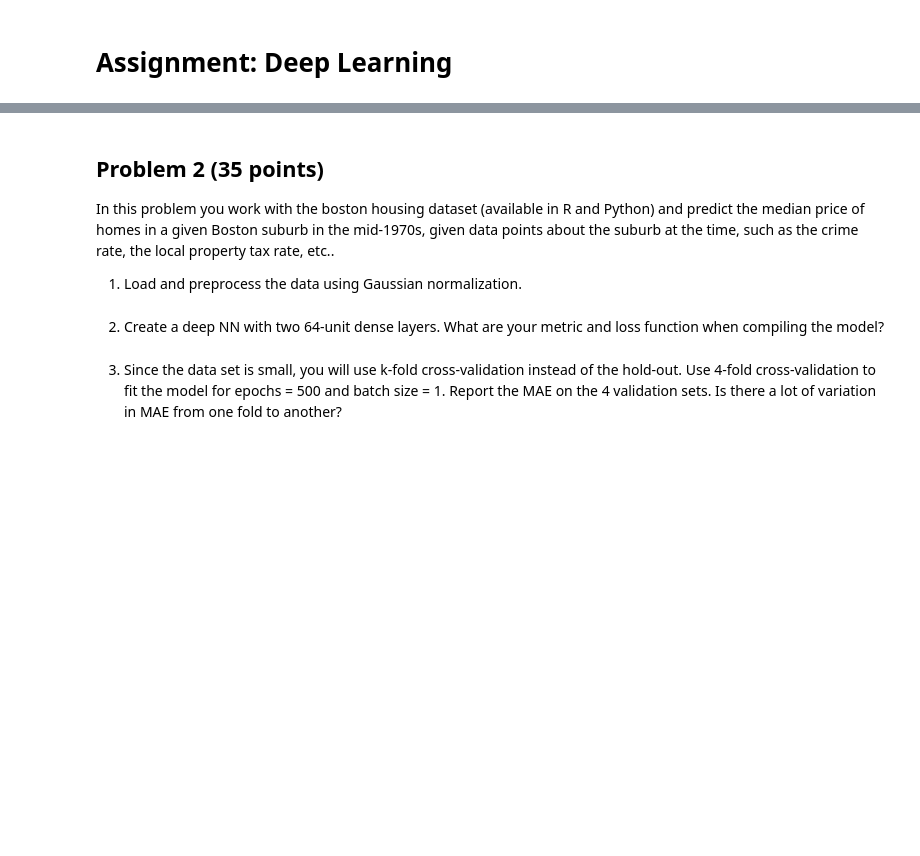
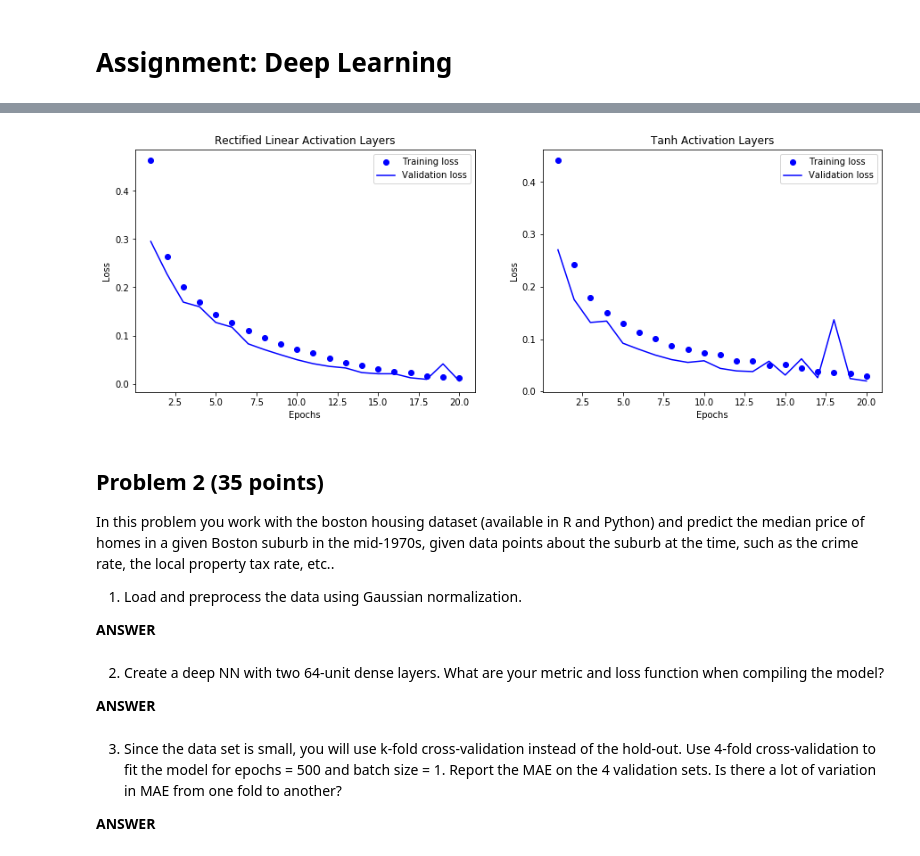
Before and after one commit to tnorlund/AdvMLHW1, a Jupyter notebook: Homework.ipynb, the cells around one changed output, grey strips where cells are left out. Saved outputs shown, nothing was run; the diff lists cells and outputs as text; code cells hidden in the pictures; blank space fills up the shorter version.

```diff
--- a/Homework.ipynb
+++ b/Homework.ipynb
@@ -22,5 +209,48 @@ Round your answers to 3 decimal places.
+# %%
+model1 = models.Sequential()
+model1.add(layers.Dense(16, activation="relu", input_shape=(10_000,)))
+model1.add(layers.Dense(16, activation="relu"))
+model1.add(layers.Dense(1, activation="sigmoid"))
+model1.compile(
+    optimizer=optimizers.RMSprop(lr=0.001),
+    loss="binary_crossentropy",
+    metrics=["accuracy"]
+)
+model2 = models.Sequential()
+model2.add(layers.Dense(16, activation="tanh", input_shape=(10_000,)))
+model2.add(layers.Dense(16, activation="tanh"))
+model2.add(layers.Dense(1, activation="sigmoid"))
+model2.compile(
+    optimizer=optimizers.RMSprop(lr=0.001),
+    loss="binary_crossentropy",
+    metrics=["accuracy"]
+)
+compare_plots(
+    model1.fit(
+        x_train,
+        y_train,
+        epochs=20,
+        batch_size=512,
+        validation_data=(x_val, y_val),
+        verbose=0
+    ),
+    model2.fit(
+        x_train,
+        y_train,
+        epochs=20,
+        batch_size=512,
+        validation_data=(x_val, y_val),
+        verbose=0
+    ),
+    title1="Rectified Linear Activation Layers",
+    title2="Tanh Activation Layers"
+)
+# %% [output]
+[figure, added]
 # %% [markdown]
 ## Problem 2 (35 points)
 
 In this problem you work with the boston housing dataset (available in R and Python) and predict the median price of homes in a given Boston suburb in the mid-1970s, given data points about the suburb at the time, such as the crime rate, the local property tax rate, etc..
 1. Load and preprocess the data using Gaussian normalization.
+
+**ANSWER**
@@ -27,6 +265,10 @@ In this problem you work with the boston housing dataset (available in R and Pyt
 # %% [markdown]
 2. Create a deep NN with two 64-unit dense layers. What are your metric and loss function when compiling the model?
+
+**ANSWER**
 # %% [markdown]
 3. Since the data set is small, you will use k-fold cross-validation instead of the hold-out. Use 4-fold cross-validation to fit the model for epochs = 500 and batch size = 1. Report the MAE on the 4 validation sets. Is there a lot of variation in MAE from one fold to another?
+
+**ANSWER**
 # %% [markdown]
 4. Plot the average of the per-epoch MAE scores for all folds vs the epoch number (Hint: use history). Based on this plot around which epoch should the training had stopped?
```
Also changed, not shown: parts of 22 cells of this notebook, 5 other files.
